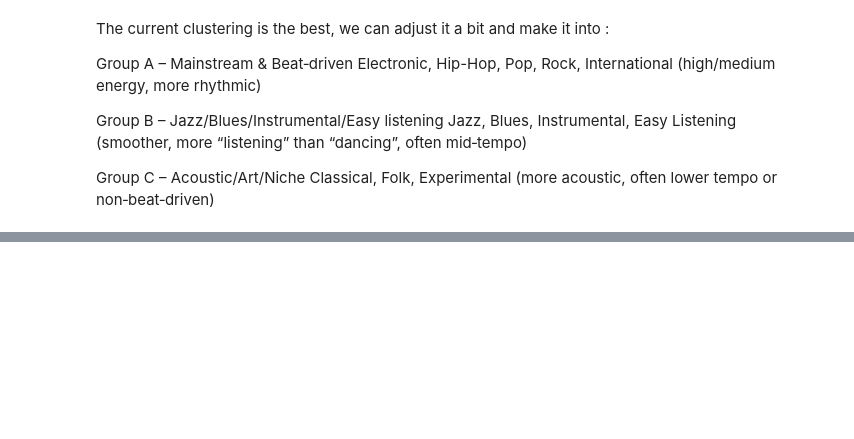
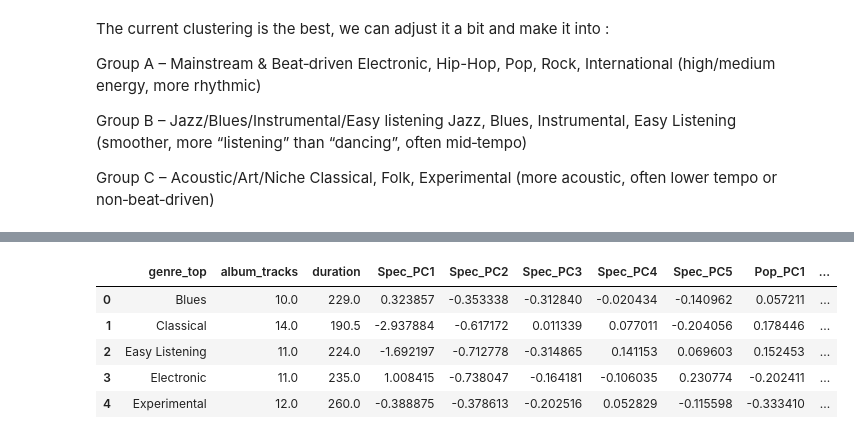
Before and after one commit to khola22/Supervised_Challenge, a Jupyter notebook: task_2.ipynb, the cells around one changed output, grey strips where cells are left out. Saved outputs shown, nothing was run; the diff lists cells and outputs as text; code cells hidden in the pictures; blank space fills up the shorter version.

```diff
--- a/task_2.ipynb
+++ b/task_2.ipynb
@@ -706,0 +956,22 @@ c3 = ['Classical', 'Folk', 'Experimental']
+# %%
+# we omit 'genre_top' since it's categorical
+num_cols_spec = ['album_tracks', 'duration', 'Spec_PC1', 'Spec_PC2', 'Spec_PC3', 'Spec_PC4', 'Spec_PC5', 'Pop_PC1']
+
+# Aggregate spectral features per genre using median
+genre_df_spec = df_spectral_final.groupby('genre_top')[num_cols_spec].median().reset_index()
+
+# If you used quantiles instead of median:
+# genre_df = df_spectral_final.groupby('genre_top')[num_cols].quantile(0.25).reset_index()
+
+#Remove low-variance spectral features
+var_series_spec = genre_df_spec[num_cols_spec].var()
+print(var_series_spec.sort_values())
+
+selector = VarianceThreshold(threshold=0.01)
+X_lowvar_spec = selector.fit_transform(genre_df_spec[num_cols_spec])
+
+kept_cols_spec = genre_df_spec[num_cols_spec].columns[selector.get_support()]
+
+print("Kept columns after low variance removal:")
+for col in kept_cols_spec:
+    print(col)
@@ -706,0 +997,18 @@ c3 = ['Classical', 'Folk', 'Experimental']
+# %%
+# Scaling + KMeans clustering
+Xg_spec = genre_df_spec[kept_cols_spec].values
+
+Xg_scaled_spec = scaler_g.fit_transform(Xg_spec)
+
+genre_cluster_labels_spec = kmeans_genre.fit_predict(Xg_scaled_spec)
+
+genre_df_spec['genre_cluster'] = genre_cluster_labels_spec
+
+genre_df_spec.head()
+# %% [output]
+|  | genre_top | album_tracks | duration | Spec_PC1 | Spec_PC2 | Spec_PC3 | Spec_PC4 | Spec_PC5 | Pop_PC1 | ... |
+| 0 | Blues | 10.0 | 229.0 | 0.323857 | -0.353338 | -0.312840 | -0.020434 | -0.140962 | 0.057211 | ... |
+| 1 | Classical | 14.0 | 190.5 | -2.937884 | -0.617172 | 0.011339 | 0.077011 | -0.204056 | 0.178446 | ... |
+| 2 | Easy Listening | 11.0 | 224.0 | -1.692197 | -0.712778 | -0.314865 | 0.141153 | 0.069603 | 0.152453 | ... |
+| 3 | Electronic | 11.0 | 235.0 | 1.008415 | -0.738047 | -0.164181 | -0.106035 | 0.230774 | -0.202411 | ... |
+| 4 | Experimental | 12.0 | 260.0 | -0.388875 | -0.378613 | -0.202516 | 0.052829 | -0.115598 | -0.333410 | ... |
```
Also changed, not shown: parts of 25 cells of this notebook.
